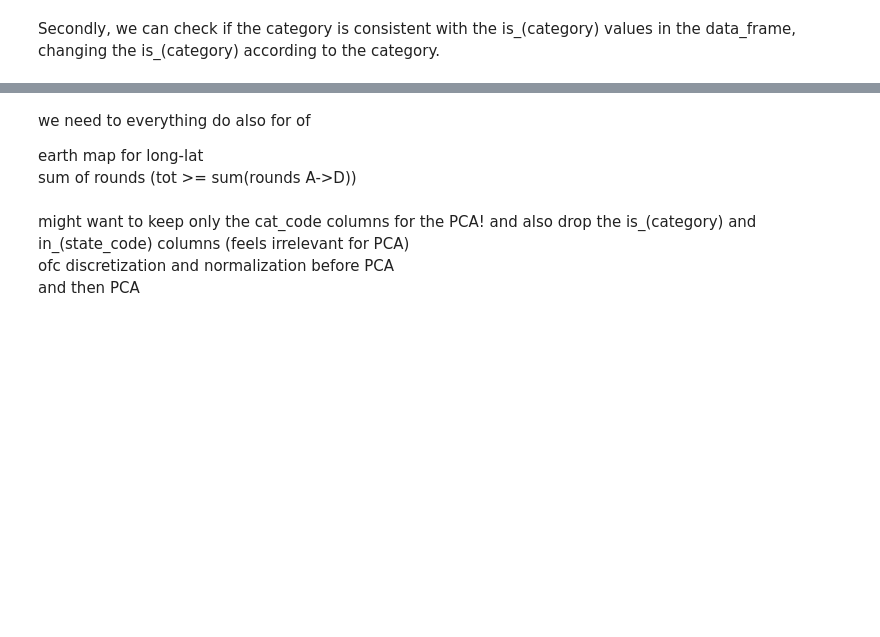
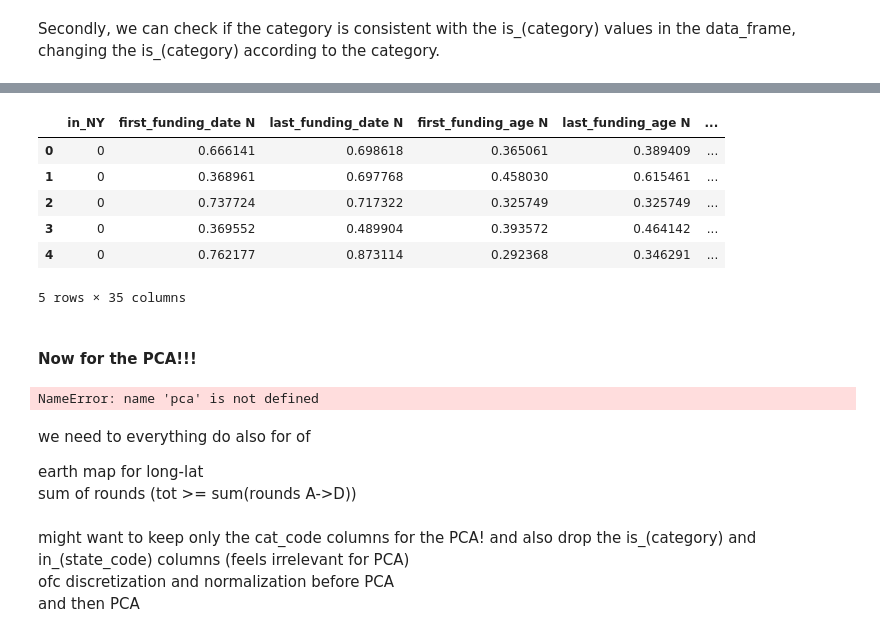
Before and after one commit to Liri-Be/DataMining, a Jupyter notebook: part-1/part1.ipynb, the cells around one changed output, grey strips where cells are left out. Drawn from its saved outputs; the diff is of its cells as text; code cells hidden in the pictures; blank space fills up the shorter version.

```diff
--- a/part-1/part1.ipynb
+++ b/part-1/part1.ipynb
@@ -480,0 +640,14 @@ All good! No more inconsistency.
+# %%
+good_cols = [col for col in data_frame.columns if "N" in col] + COLUMNS_IS_CATEGORY + COLUMNS_IN_STATE + ROUNDS + ["avg_group_size_bins", "connections_bins", "target_codes"]
+data_frame_norm = data_frame[good_cols]
+data_frame_norm.head()
+# %% [output]
+|  | in_NY | first_funding_date N | last_funding_date N | first_funding_age N | last_funding_age N | ... |
+| 0 | 0 | 0.666141 | 0.698618 | 0.365061 | 0.389409 | ... |
+| 1 | 0 | 0.368961 | 0.697768 | 0.458030 | 0.615461 | ... |
+| 2 | 0 | 0.737724 | 0.717322 | 0.325749 | 0.325749 | ... |
+| 3 | 0 | 0.369552 | 0.489904 | 0.393572 | 0.464142 | ... |
+| 4 | 0 | 0.762177 | 0.873114 | 0.292368 | 0.346291 | ... |
+5 rows × 35 columns
+# %% [markdown]
+#### Now for the PCA!!!
@@ -481,3 +664,7 @@ All good! No more inconsistency.
+# %%
+friday_morning = "report Liri" | "report Gilad" + pca
+# %% [output]
+NameError: name 'pca' is not defined
 # %% [markdown]
 we need to everything
 do also for of
```
Also changed, not shown: parts of 30 cells of this notebook.
